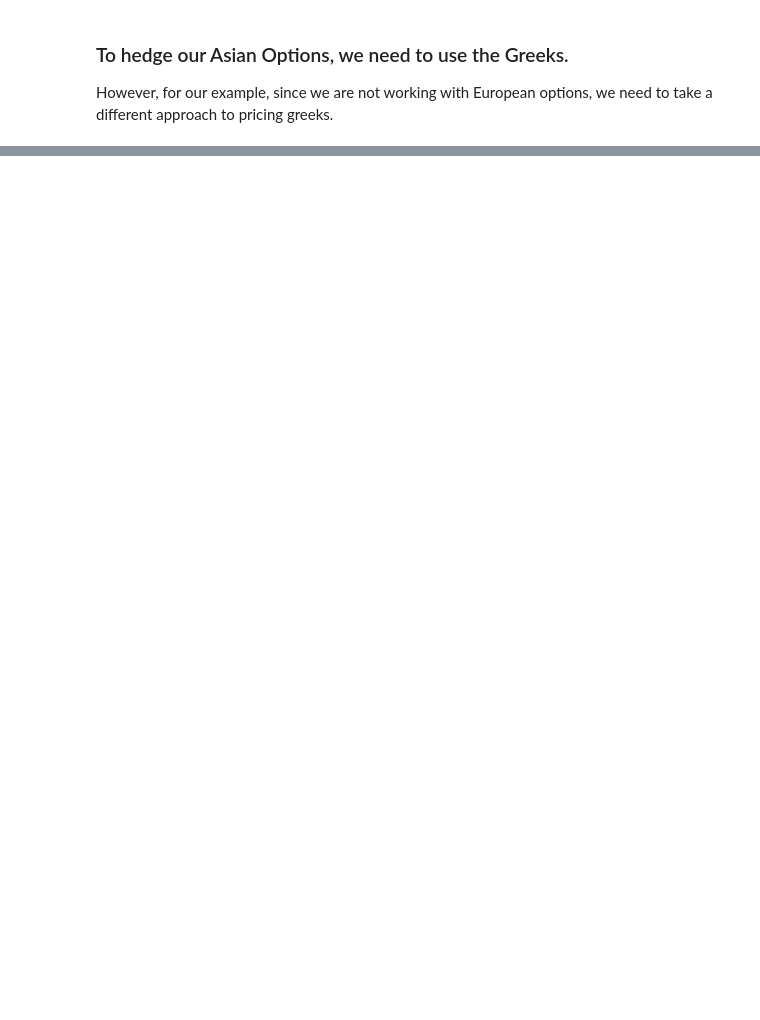
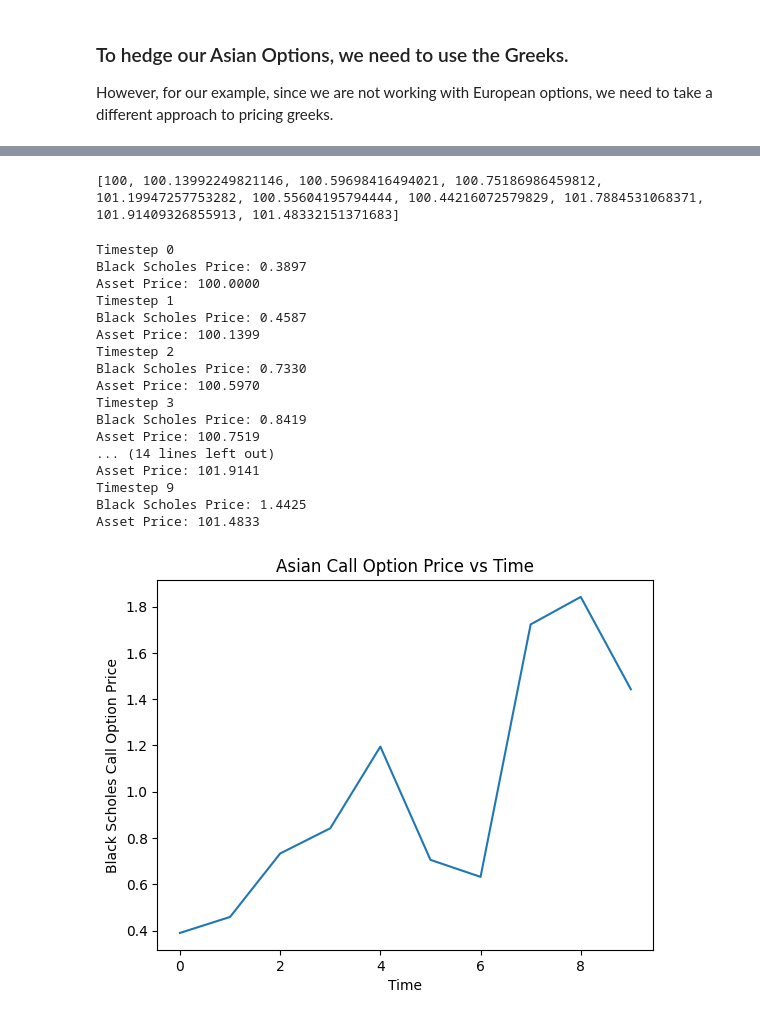
Before and after one commit to sparikh099/fe_620_project, a Jupyter notebook: src/bapm_asian_options.ipynb, the cells around one changed output, grey strips where cells are left out. Drawn from its saved outputs; the diff is of its cells as text; code cells hidden in the pictures; blank space fills up the shorter version.

```diff
--- a/src/bapm_asian_options.ipynb
+++ b/src/bapm_asian_options.ipynb
@@ -408,0 +426,13 @@ Put Option Delta: -0.3744, Gamma: -0.0779
+# %%
+from scipy.stats import norm
+def geometric_asian_option__bs(S_0, K, r, sigma, T, option_type, q = 0):
+    G_0 = S_0 * np.exp(1/2 *(r-q)* T - 1/12 * sigma**2 * T)
+    sigma_g = 1/ np.sqrt(3) * sigma
+    d1_g = 1/(sigma_g * np.sqrt(T)) * (np.log(G_0 / K) + (0.5 * sigma_g**2) * T)
+    d2_g = 1/(sigma_g * np.sqrt(T)) * (np.log(G_0 / K) - (0.5 * sigma_g**2) * T)
+    G_c = np.exp(-r * T) * (G_0 * norm.cdf(d1_g) - K * norm.cdf(d2_g))
+    G_p = np.exp(-r * T) * (K * norm.cdf(-d2_g) - G_0 * norm.cdf(-d1_g))
+    if option_type == 'call':
+        return G_c
+    elif option_type == 'put':
+        return G_p
@@ -408,0 +490,67 @@ Put Option Delta: -0.3744, Gamma: -0.0779
+# %%
+def generate_stock_prices(S0, mu, sigma, T, n_steps):
+    # implementing geometric brownian motion to generate prices
+    dt = T / n_steps
+    prices = [S0]
+    for _ in range(n_steps - 1):
+        dW = np.random.normal(0, np.sqrt(dt))
+        S_t = prices[-1] * np.exp((mu - 0.5 * sigma**2) * dt + sigma * dW)
+        prices.append(S_t)
+    return prices
+def bs_asian_delta(S_0, K, r, sigma, T, option_type):
+    G_0 = S_0 * np.exp(1/2 *(r-q)* T - 1/12 * sigma**2 * T)
+    sigma_g = 1/ np.sqrt(3) * sigma
+    d1_g = 1/(sigma_g * np.sqrt(T)) * (np.log(G_0 / K) + (0.5 * sigma_g**2) * T)
+    return norm.cdf(d1_g) * np.exp(-r * T) * (G_0 / K - 1) / (sigma_g * np.sqrt(T))
+
+S0 = 100
+mu = 0.05
+sigma = 0.3
+T = 1 / 252
+n_steps = 10
+daily_prices = generate_stock_prices(S0, mu, sigma, T, n_steps)
+print(daily_prices)
+# %% [output]
+[100, 100.13992249821146, 100.59698416494021, 100.75186986459812, 101.19947257753282, 100.55604195794444, 100.44216072579829, 101.7884531068371, 101.91409326855913, 101.48332151371683]
+# %%
+k = 100.1
+call_prices = []
+for x in range(len(daily_prices)):
+    print(f"Timestep {x}")
+    black_scholes_price = geometric_asian_option__bs(
+        S_0=daily_prices[x],
+        K=k,
+        r=r,
+        sigma=sigma,
+        T=T,
+        option_type="call",
+    )
+    call_prices.append(black_scholes_price)
+    print(f"Black Scholes Price: {black_scholes_price:.4f}")
+    print(f"Asset Price: {daily_prices[x]:.4f}")
+plt.plot(call_prices)
+plt.title("Asian Call Option Price vs Time")
+plt.xlabel("Time")
+plt.ylabel("Black Scholes Call Option Price")
+plt.show()
+    #print(f"Delta: {delta:.4f}")
+    #plt.plot(x, delta, 'o')
+# %% [output]
+Timestep 0
+Black Scholes Price: 0.3897
+Asset Price: 100.0000
+Timestep 1
+Black Scholes Price: 0.4587
+Asset Price: 100.1399
+Timestep 2
+Black Scholes Price: 0.7330
+Asset Price: 100.5970
+Timestep 3
+Black Scholes Price: 0.8419
+Asset Price: 100.7519
+... (14 lines left out)
+Asset Price: 101.9141
+Timestep 9
+Black Scholes Price: 1.4425
+Asset Price: 101.4833
+[figure, added]
```
Also changed, not shown: parts of 9 cells of this notebook.
